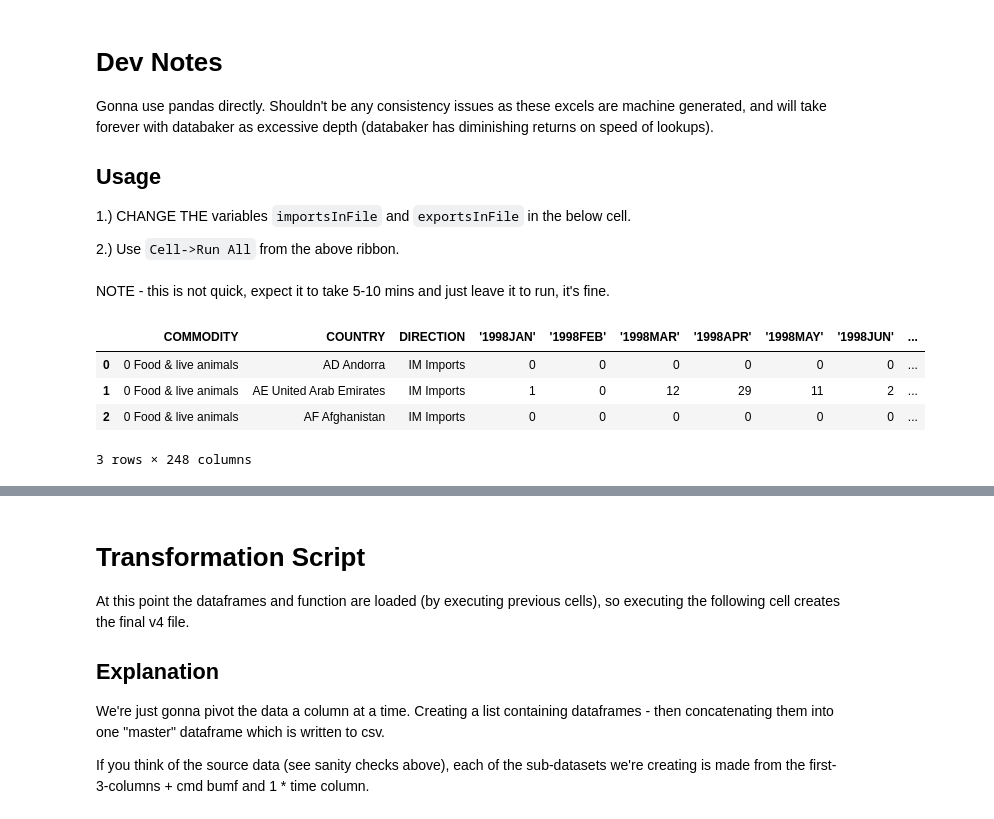
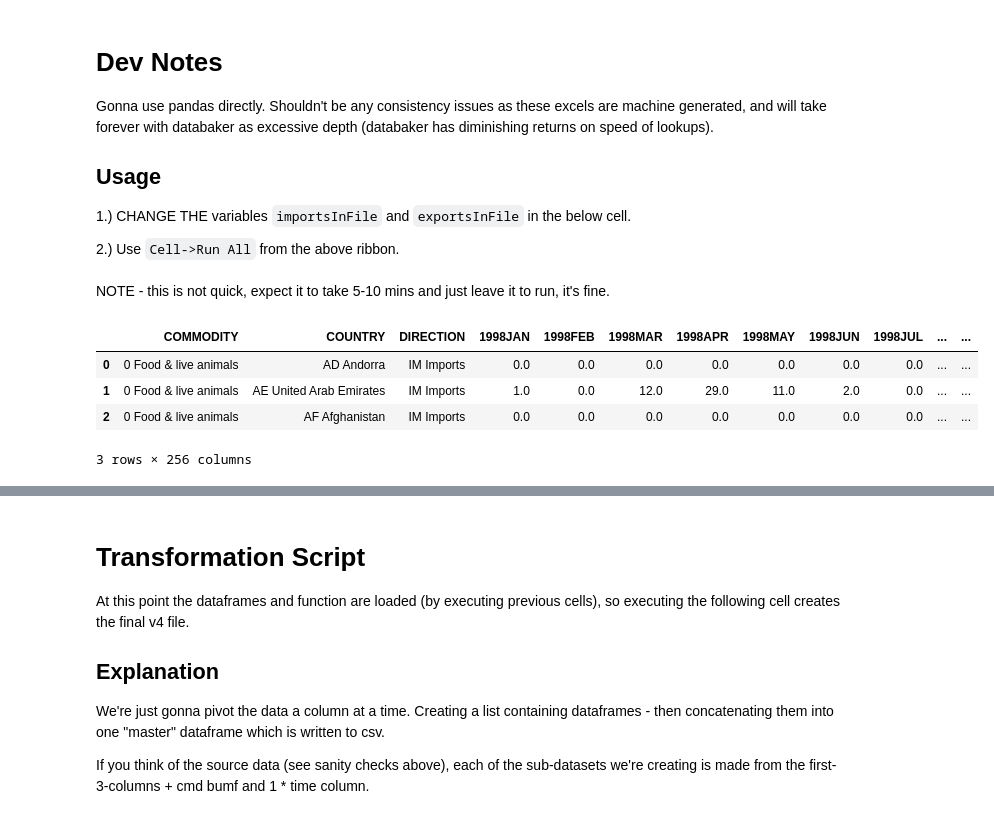
Before and after one commit to GSS-Cogs/cmd-trade, a Jupyter notebook: makeV4_trade.ipynb, the cells around one changed output, grey strips where cells are left out. Cells and saved outputs as stored; diff of their text form; code cells hidden in the pictures.

```diff
--- a/makeV4_trade.ipynb
+++ b/makeV4_trade.ipynb
@@ -17,22 +17,30 @@ NOTE - this is not quick, expect it to take 5-10 mins and just leave it to run,
 # %%
 
 import pandas as pd
+from databakerUtils.v4Functions import v4Integers
+import requests
 
 # ###########################
 # CHANGE INPUT FILENAMES HERE
 # ###########################
 
-importsInFile = "tradeingoodscountrybycommodityimportsmay2018final.xlsx"
-exportsInFile = "tradeingoodscountrybycommodityexportsmay2018final.xlsx"
+importsInFile = "countrybycommodityimportsfinal.xlsx"
+exportsInFile = "countrybycommodityexportsfinal.xlsx"
 
 dfI = pd.read_excel(importsInFile)   # create imports dataframe
 dfE = pd.read_excel(exportsInFile)   # create exports dataframe
+
+#BA have added a key at the bottom...
+#next two lines needed if script returns an error
+dfI = dfI.dropna()
+dfE = dfE.dropna()
+
+
+# Sanity check imports dataframe - literally just so we can eyeball the first three lines.
+dfI[:3]
+# %% [output]
+|  | COMMODITY | COUNTRY | DIRECTION | 1998JAN | 1998FEB | 1998MAR | 1998APR | 1998MAY | 1998JUN | 1998JUL | ... | ... |
+| 0 | 0 Food & live animals | AD Andorra | IM Imports | 0.0 | 0.0 | 0.0 | 0.0 | 0.0 | 0.0 | 0.0 | ... | ... |
+| 1 | 0 Food & live animals | AE United Arab Emirates | IM Imports | 1.0 | 0.0 | 12.0 | 29.0 | 11.0 | 2.0 | 0.0 | ... | ... |
+| 2 | 0 Food & live animals | AF Afghanistan | IM Imports | 0.0 | 0.0 | 0.0 | 0.0 | 0.0 | 0.0 | 0.0 | ... | ... |
+3 rows × 256 columns
-# %%
-# Sanity check imports dataframe - literally just so we can eyeball the first three lines.
-dfI[:3]
-# %% [output]
-|  | COMMODITY | COUNTRY | DIRECTION | '1998JAN' | '1998FEB' | '1998MAR' | '1998APR' | '1998MAY' | '1998JUN' | ... |
-| 0 | 0 Food & live animals | AD Andorra | IM Imports | 0 | 0 | 0 | 0 | 0 | 0 | ... |
-| 1 | 0 Food & live animals | AE United Arab Emirates | IM Imports | 1 | 0 | 12 | 29 | 11 | 2 | ... |
-| 2 | 0 Food & live animals | AF Afghanistan | IM Imports | 0 | 0 | 0 | 0 | 0 | 0 | ... |
-3 rows × 248 columns
```
Also changed, not shown: parts of 3 cells of this notebook, 1 other file.
